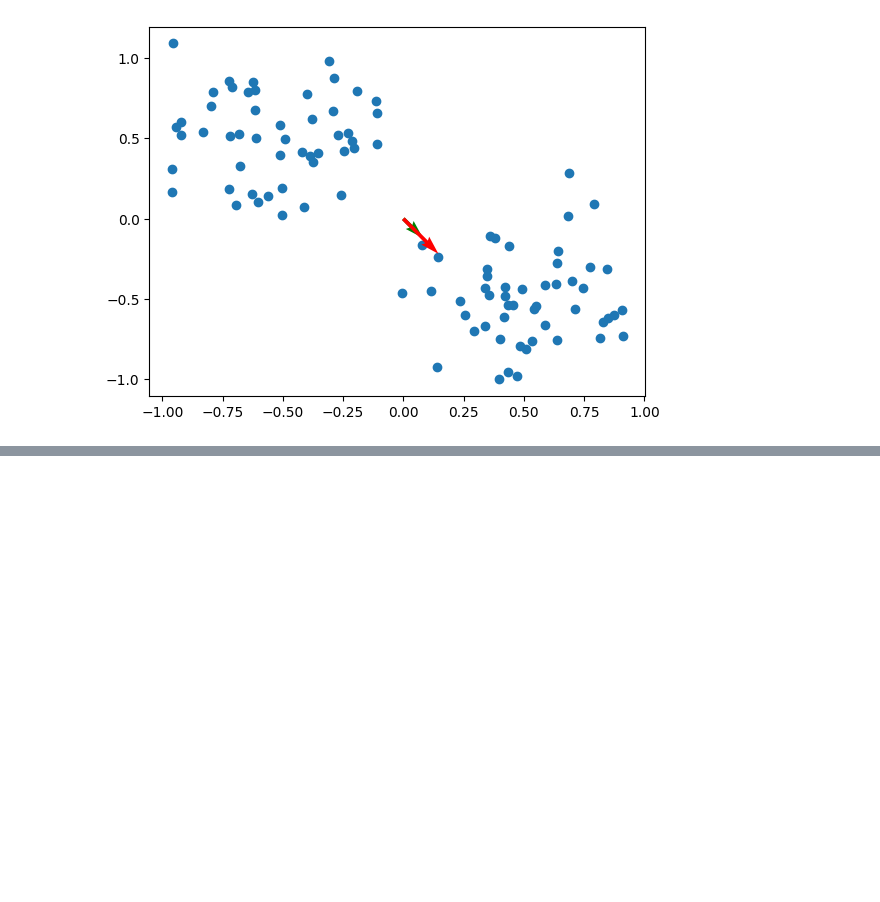
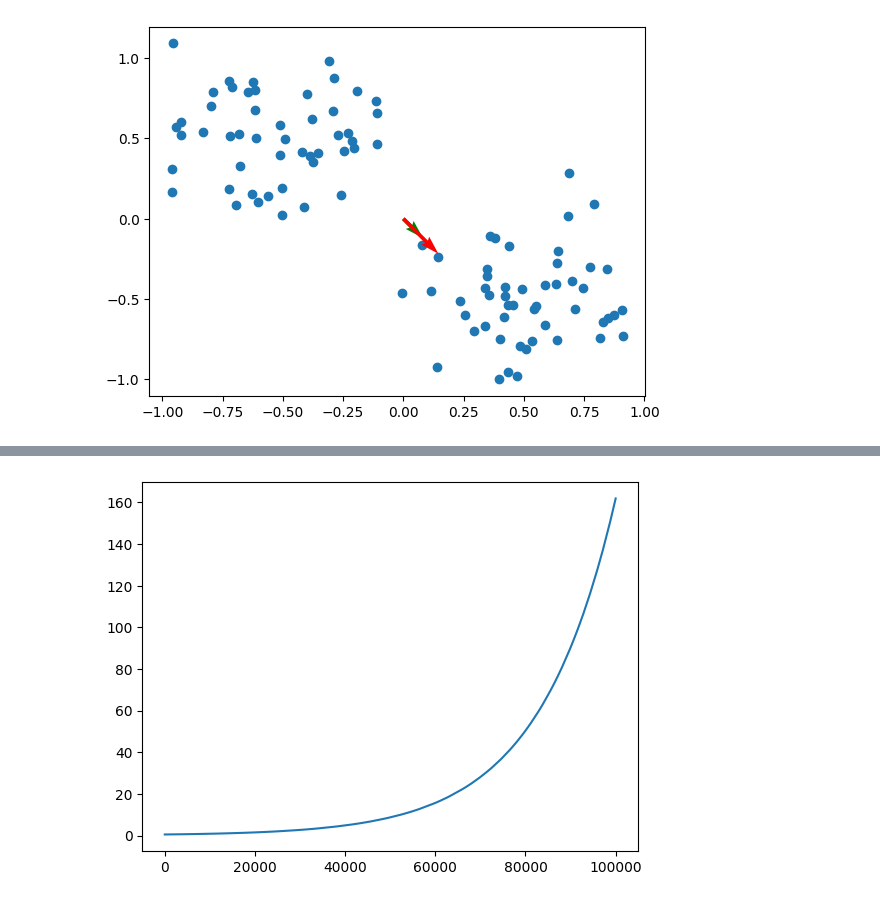
Before and after one commit to JacopoRaffi/CNS_Assignments, a Jupyter notebook: LAB2/main.ipynb, the cells around one changed output, grey strips where cells are left out. Cells and saved outputs as stored; diff of their text form; code cells hidden in the pictures; blank space fills up the shorter version.

```diff
--- a/LAB2/main.ipynb
+++ b/LAB2/main.ipynb
@@ -100,0 +89,5 @@ plt.show()
+# %%
+plt.plot(range(0, epoch*100), norm_history)
+plt.show()
+# %% [output]
+[figure, added]
```
Also changed, not shown: parts of 10 cells of this notebook.
